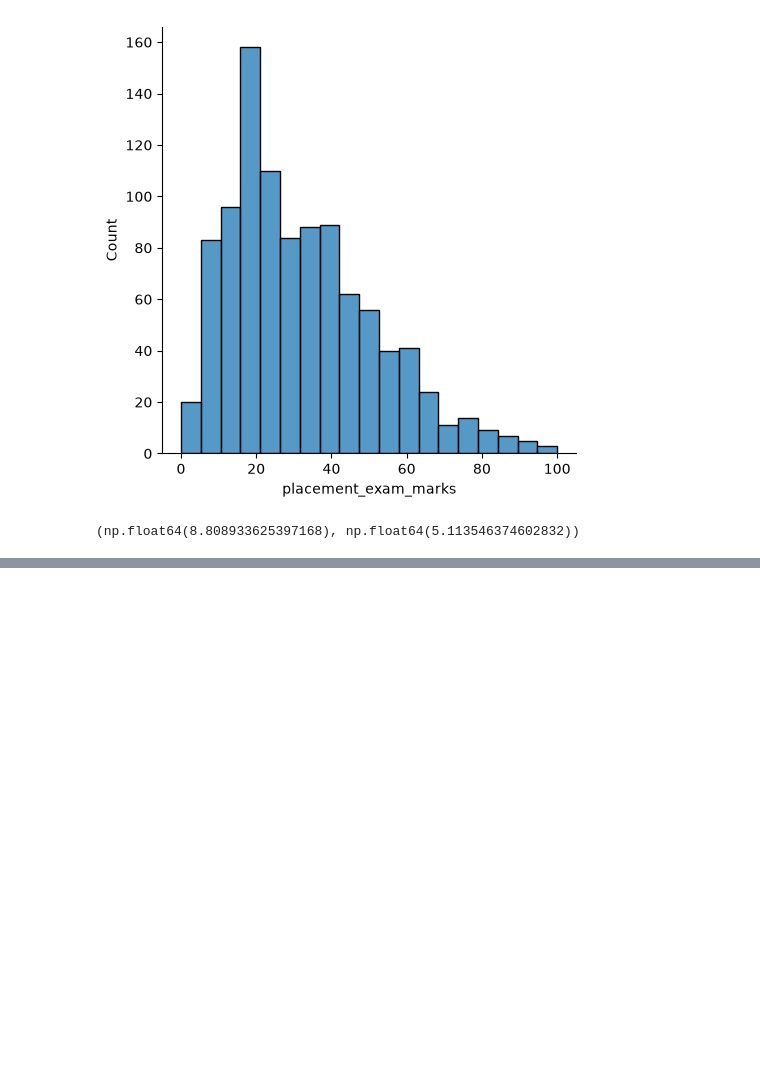
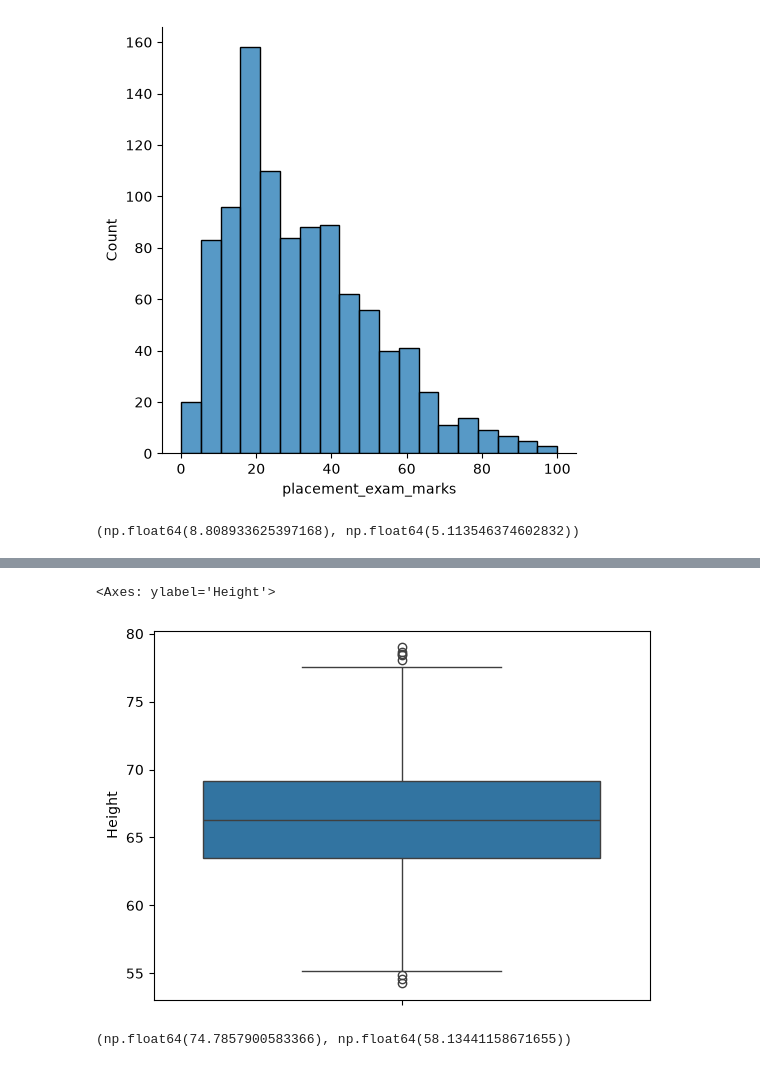
Before and after one commit to Raj2846/Python-RealLife-Problems, a Jupyter notebook: Data_Science/Outliers.ipynb, the cells around one changed output, grey strips where cells are left out. Drawn from its saved outputs; the diff is of its cells as text; code cells hidden in the pictures; blank space fills up the shorter version.

Commit message:
Implement code For different types to handle outliers and how to detect them

```diff
--- a/Data_Science/Outliers.ipynb
+++ b/Data_Science/Outliers.ipynb
@@ -98,0 +322,13 @@ upper_bound,lower_bound
+# %%
+sns.boxplot(df['Height'])
+# %% [output]
+<Axes: ylabel='Height'>
+[figure, added]
+# %%
+# we will dicide an lower value and upper value and conside outof that values as outliers
+upper_thresh = df['Height'].quantile(0.99)
+lower_thresh = df['Height'].quantile(0.01)
+upper_thresh,lower_thresh
+# we have to keep the lower and upper simetric like if the upper is 95 then the lower should be 5 , so what we leave on upper should decide the lower
+# %% [output]
+(np.float64(74.7857900583366), np.float64(58.13441158671655))
```
Also changed, not shown: parts of 41 cells of this notebook.
